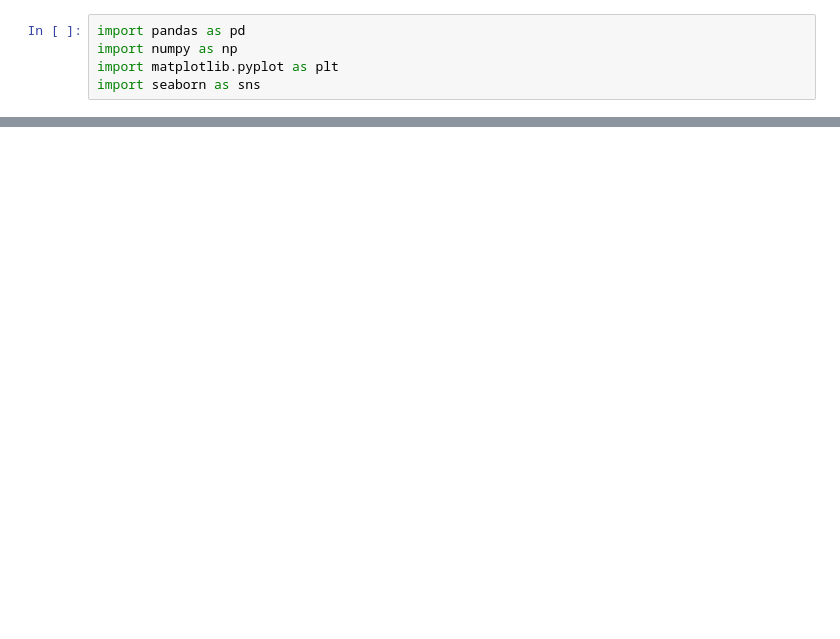
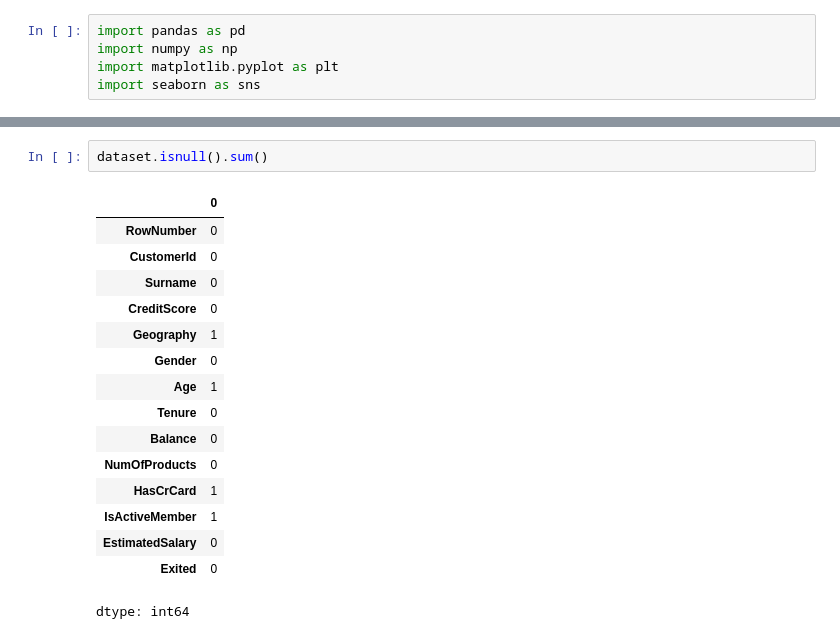
Before and after one commit to julianfvazquez/CH-DS-I, a Jupyter notebook: ProyectoDS_ParteI_Vazquez.ipynb, the cells around one changed output, grey strips where cells are left out. Drawn from its saved outputs; the diff is of its cells as text; blank space fills up the shorter version.

```diff
--- a/ProyectoDS_ParteI_Vazquez.ipynb
+++ b/ProyectoDS_ParteI_Vazquez.ipynb
@@ -21,0 +99,19 @@ dataset.head()
+# %%
+dataset.isnull().sum()
+# %% [output]
+|  | 0 |
+| RowNumber | 0 |
+| CustomerId | 0 |
+| Surname | 0 |
+| CreditScore | 0 |
+| Geography | 1 |
+| Gender | 0 |
+| Age | 1 |
+| Tenure | 0 |
+| Balance | 0 |
+| NumOfProducts | 0 |
+| HasCrCard | 1 |
+| IsActiveMember | 1 |
+| EstimatedSalary | 0 |
+| Exited | 0 |
+dtype: int64
```
Also changed, not shown: parts of 14 cells of this notebook.
